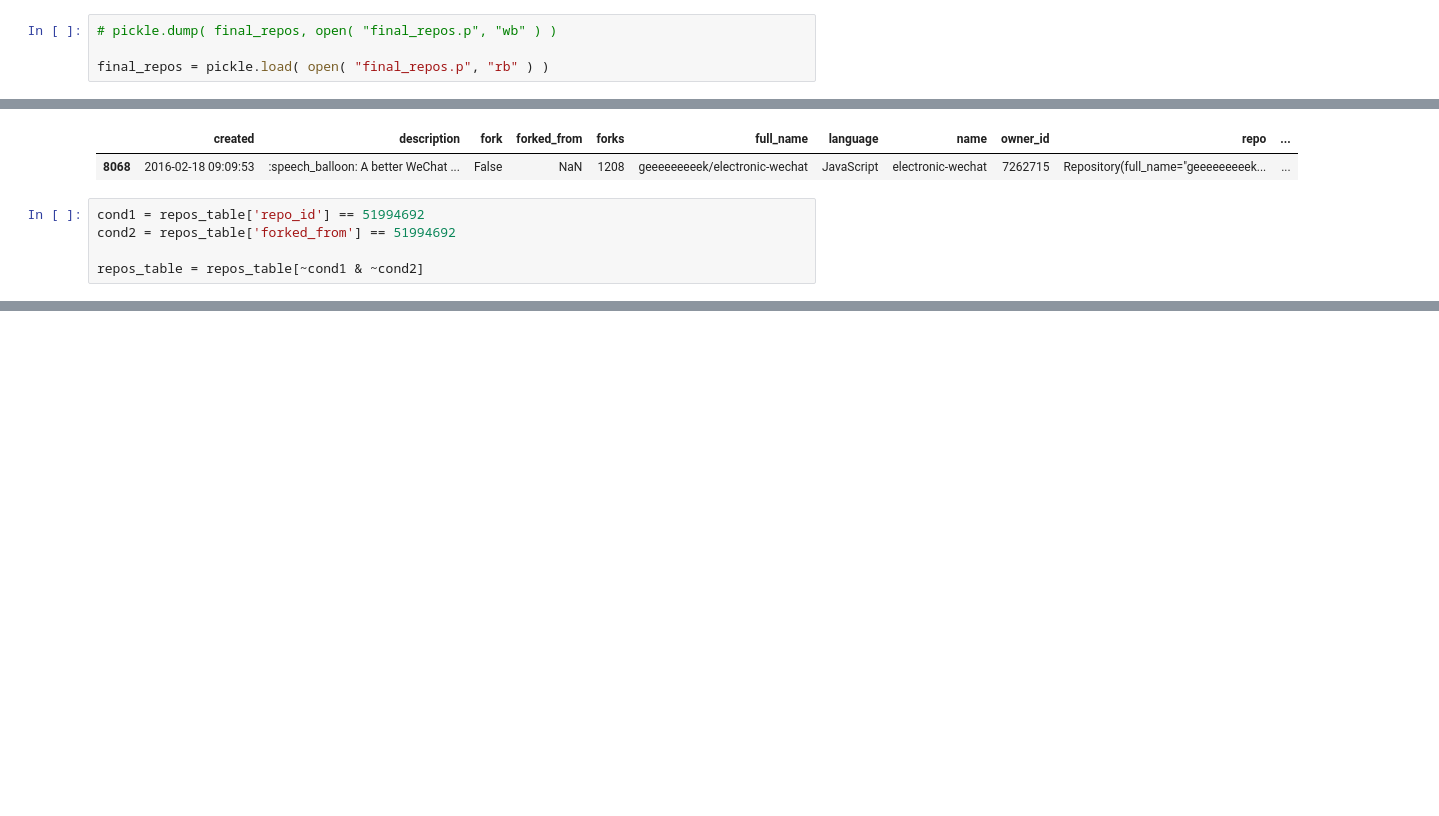
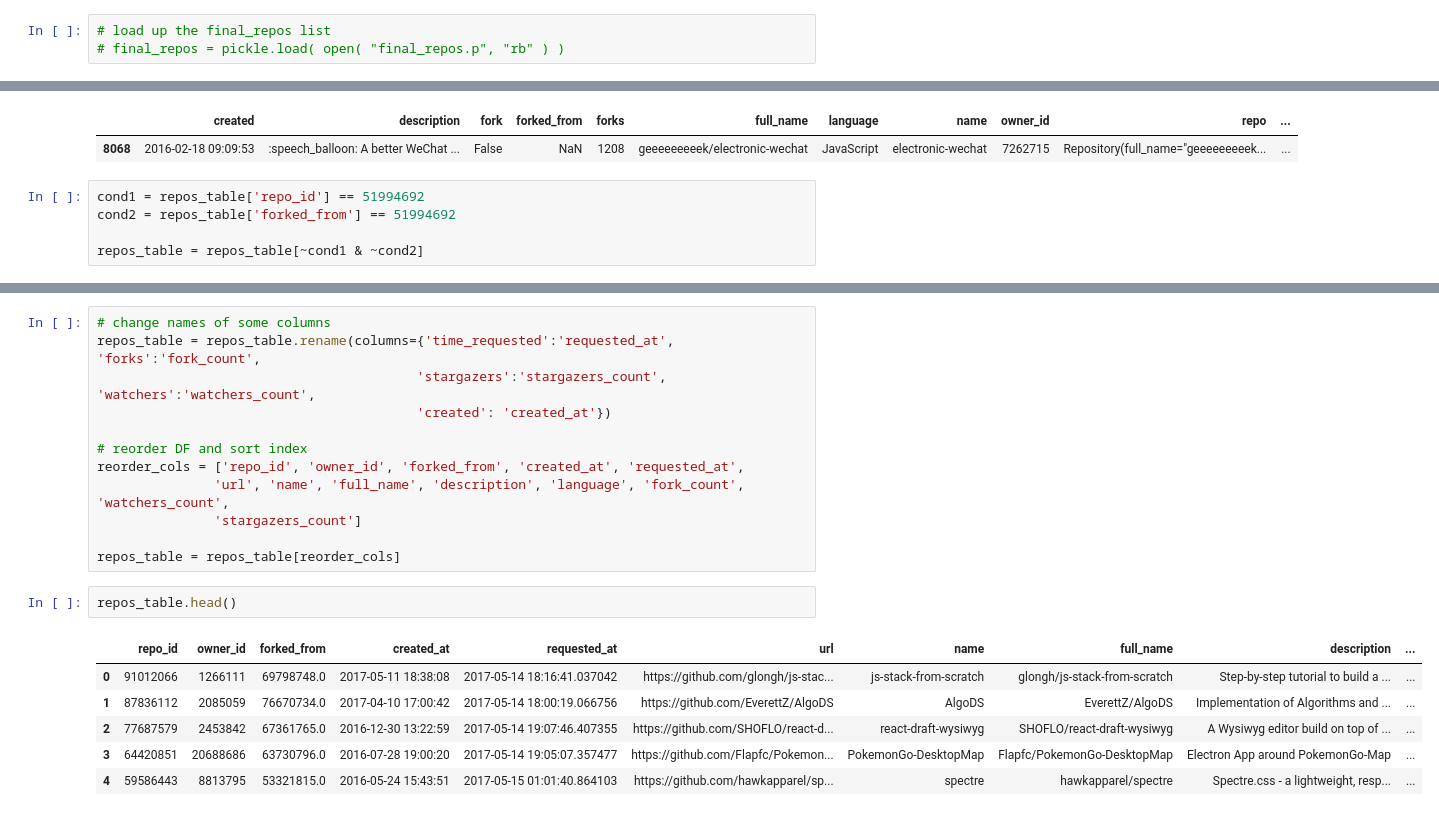
Before and after one commit to nicholas-alonzo/GitHub-Repo-Analysis, a Jupyter notebook: SamplingProcess.ipynb, the cells around one changed output, grey strips where cells are left out. Saved outputs shown, nothing was run; the diff lists cells and outputs as text; blank space fills up the shorter version.

```diff
--- a/SamplingProcess.ipynb
+++ b/SamplingProcess.ipynb
@@ -351,4 +356,3 @@ final_repos
 # %%
-# pickle.dump( final_repos, open( "final_repos.p", "wb" ) )
-
-final_repos = pickle.load( open( "final_repos.p", "rb" ) )
+# load up the final_repos list
+# final_repos = pickle.load( open( "final_repos.p", "rb" ) )
@@ -446,0 +452,21 @@ for repo in repos.keys():
+# %%
+# change names of some columns
+repos_table = repos_table.rename(columns={'time_requested':'requested_at', 'forks':'fork_count',
+                                         'stargazers':'stargazers_count', 'watchers':'watchers_count',
+                                         'created': 'created_at'})
+
+# reorder DF and sort index
+reorder_cols = ['repo_id', 'owner_id', 'forked_from', 'created_at', 'requested_at',
+               'url', 'name', 'full_name', 'description', 'language', 'fork_count', 'watchers_count',
+               'stargazers_count']
+
+repos_table = repos_table[reorder_cols]
+# %%
+repos_table.head()
+# %% [output]
+|  | repo_id | owner_id | forked_from | created_at | requested_at | url | name | full_name | description | ... |
+| 0 | 91012066 | 1266111 | 69798748.0 | 2017-05-11 18:38:08 | 2017-05-14 18:16:41.037042 | https://github.com/glongh/js-stac... | js-stack-from-scratch | glongh/js-stack-from-scratch | Step-by-step tutorial to build a ... | ... |
+| 1 | 87836112 | 2085059 | 76670734.0 | 2017-04-10 17:00:42 | 2017-05-14 18:00:19.066756 | https://github.com/EverettZ/AlgoDS | AlgoDS | EverettZ/AlgoDS | Implementation of Algorithms and ... | ... |
+| 2 | 77687579 | 2453842 | 67361765.0 | 2016-12-30 13:22:59 | 2017-05-14 19:07:46.407355 | https://github.com/SHOFLO/react-d... | react-draft-wysiwyg | SHOFLO/react-draft-wysiwyg | A Wysiwyg editor build on top of ... | ... |
+| 3 | 64420851 | 20688686 | 63730796.0 | 2016-07-28 19:00:20 | 2017-05-14 19:05:07.357477 | https://github.com/Flapfc/Pokemon... | PokemonGo-DesktopMap | Flapfc/PokemonGo-DesktopMap | Electron App around PokemonGo-Map | ... |
+| 4 | 59586443 | 8813795 | 53321815.0 | 2016-05-24 15:43:51 | 2017-05-15 01:01:40.864103 | https://github.com/hawkapparel/sp... | spectre | hawkapparel/spectre | Spectre.css - a lightweight, resp... | ... |
```
Also changed, not shown: parts of 36 cells of this notebook.
